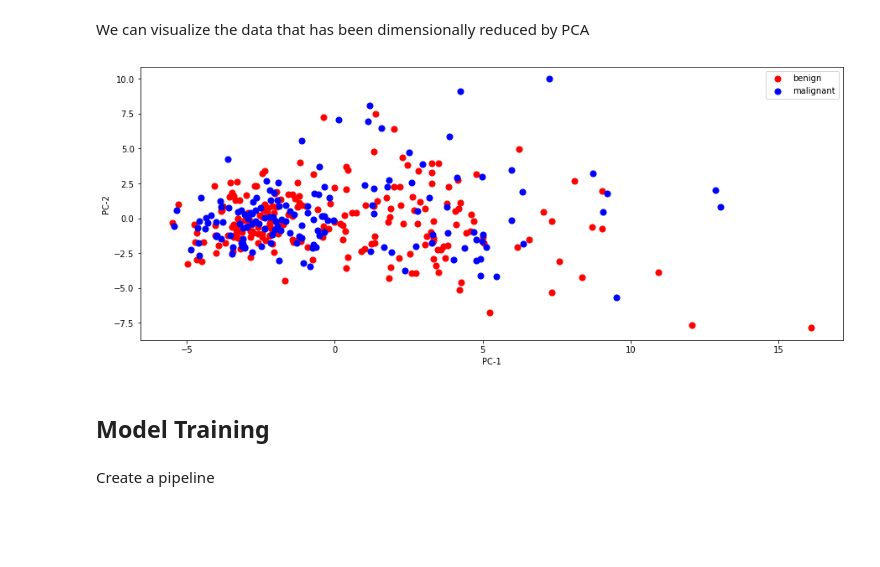
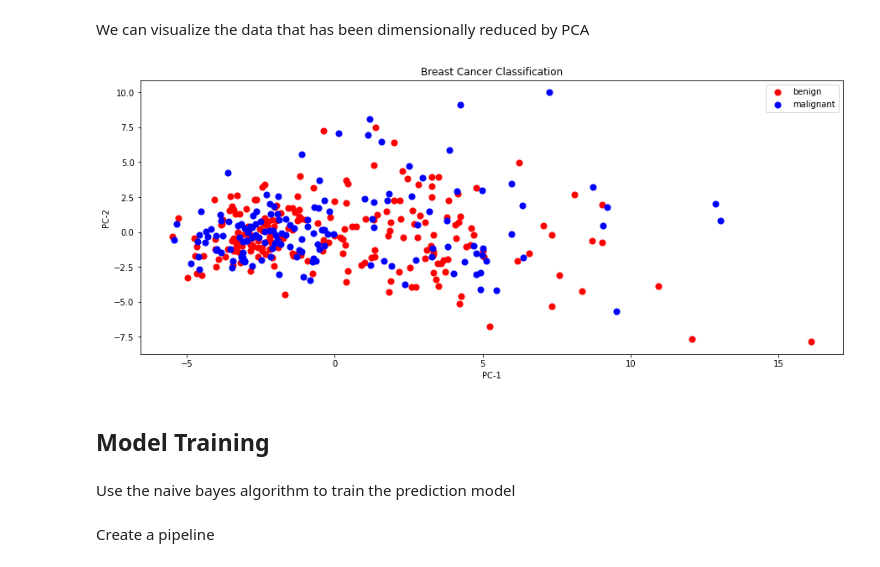
Before and after one commit to trizkynoviandy/breast-cancer-classification, a Jupyter notebook: breast_cancer_classification.ipynb, the cells around one changed output. Saved outputs shown, nothing was run; the diff lists cells and outputs as text; code cells hidden in the pictures; blank space fills up the shorter version.

```diff
--- a/breast_cancer_classification.ipynb
+++ b/breast_cancer_classification.ipynb
@@ -129,20 +140,23 @@ We can visualize the data that has been dimensionally reduced by PCA
 # %%
 mydict = {"benign": 'red',
           "malignant": 'blue'}
 
 fig, ax = plt.subplots(figsize=(15, 6))
+plt.title("Breast Cancer Classification")
 for l,d in y_train_pca.groupby('diagnosis'):
     if l == 0:
         l="benign"
     else:
         l="malignant"
     d.plot.scatter(x='PC-1',y='PC-2', s=50, label=l, c=mydict[l], ax=ax)
 plt.legend()
 plt.show()
 # %% [output]
-[figure, old version]
+[figure, new version]
 # %% [markdown]
 ## Model Training
+# %% [markdown]
+Use the naive bayes algorithm to train the prediction model
 # %%
 naive_bayes = GaussianNB()
 # %% [markdown]
```
Also changed, not shown: parts of 15 cells of this notebook.
